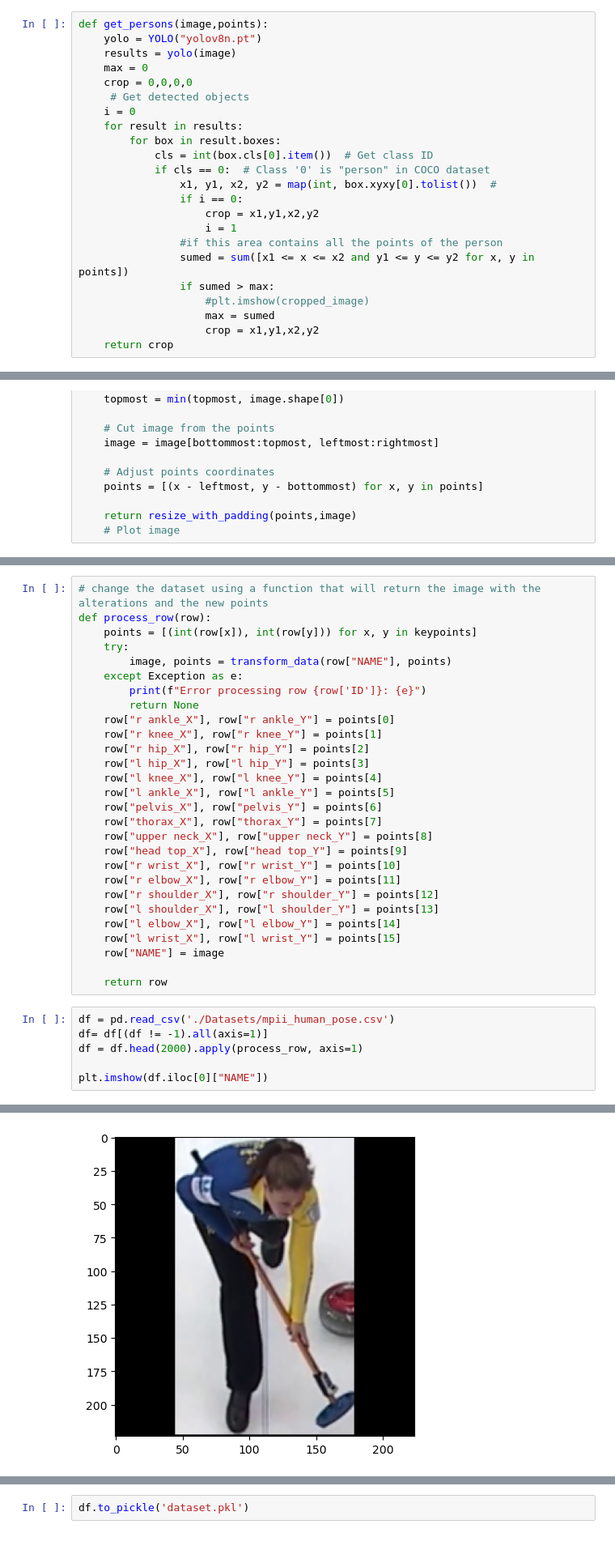
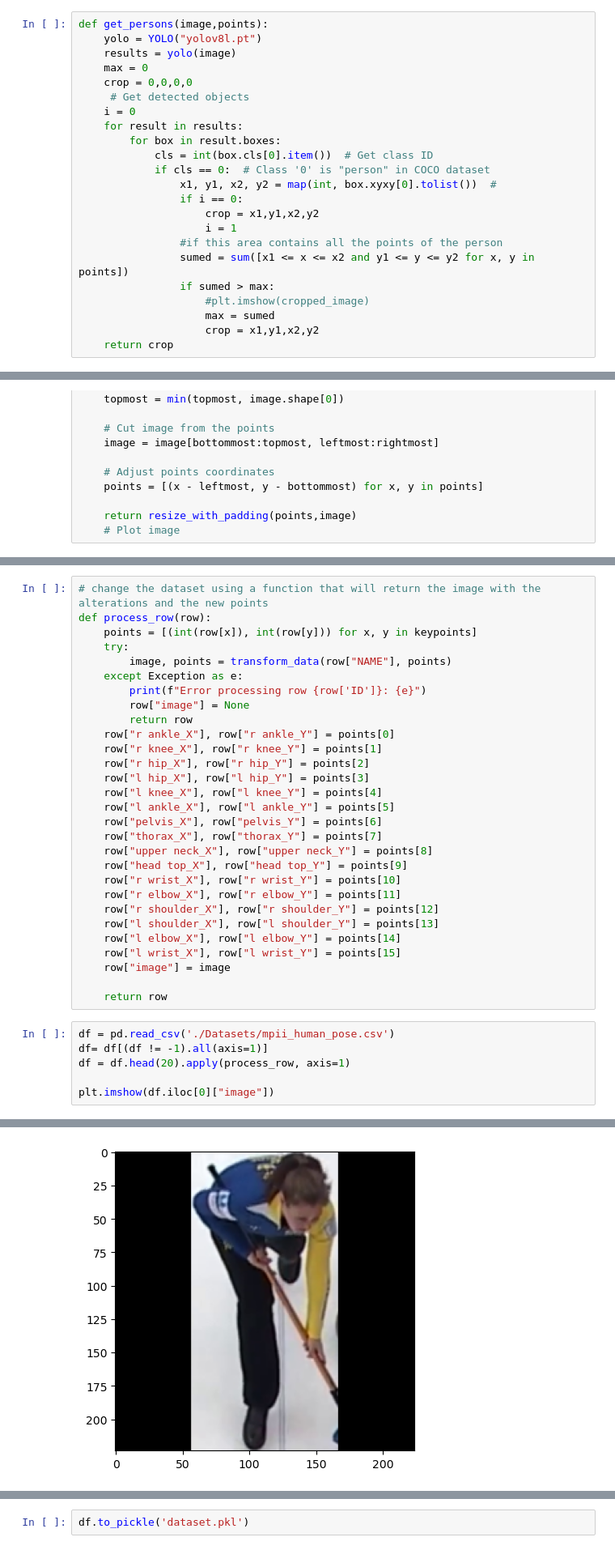
Before and after one commit to bernaprioste1704/LimbsID-Samsung-Final-Project, a Jupyter notebook: resizeImage.ipynb, the cells around one changed output, grey strips where cells are left out. Shown at 81% size. Saved outputs shown, nothing was run; the diff lists cells and outputs as text.

```diff
--- a/resizeImage.ipynb
+++ b/resizeImage.ipynb
@@ -36,7 +36,7 @@ def resize_with_padding(points,image, target_size=(224, 224), padding_color=(0,
     return padded_image,points
 # %%
 def get_persons(image,points):
-    yolo = YOLO("yolov8n.pt")
+    yolo = YOLO("yolov8l.pt")
     results = yolo(image)
     max = 0
     crop = 0,0,0,0
@@ -127,7 +128,8 @@ def process_row(row):
         image, points = transform_data(row["NAME"], points)
     except Exception as e:
         print(f"Error processing row {row['ID']}: {e}")
-        return None
+        row["image"] = None
+        return row
     row["r ankle_X"], row["r ankle_Y"] = points[0]
     row["r knee_X"], row["r knee_Y"] = points[1]
     row["r hip_X"], row["r hip_Y"] = points[2]
@@ -144,13 +146,13 @@ def process_row(row):
     row["l shoulder_X"], row["l shoulder_Y"] = points[13]
     row["l elbow_X"], row["l elbow_Y"] = points[14]
     row["l wrist_X"], row["l wrist_Y"] = points[15]
-    row["NAME"] = image
+    row["image"] = image
 
     return row
 # %%
 df = pd.read_csv('./Datasets/mpii_human_pose.csv')
 df= df[(df != -1).all(axis=1)]
-df = df.head(2000).apply(process_row, axis=1)
+df = df.head(20).apply(process_row, axis=1)
 
-plt.imshow(df.iloc[0]["NAME"])
+plt.imshow(df.iloc[0]["image"])
 # %% [output]
@@ -174,5 +176,5 @@ Speed: 1.0ms preprocess, 64.7ms inference, 1.5ms postprocess per image at shape
 <matplotlib.image.AxesImage at 0x...>
-[figure, old version]
+[figure, new version]
 # %%
 row = df.iloc[5]  # Change index for other images
 # Convert keypoints into a list of (x, y) tuples
```
Also changed, not shown: parts of 4 cells of this notebook.
